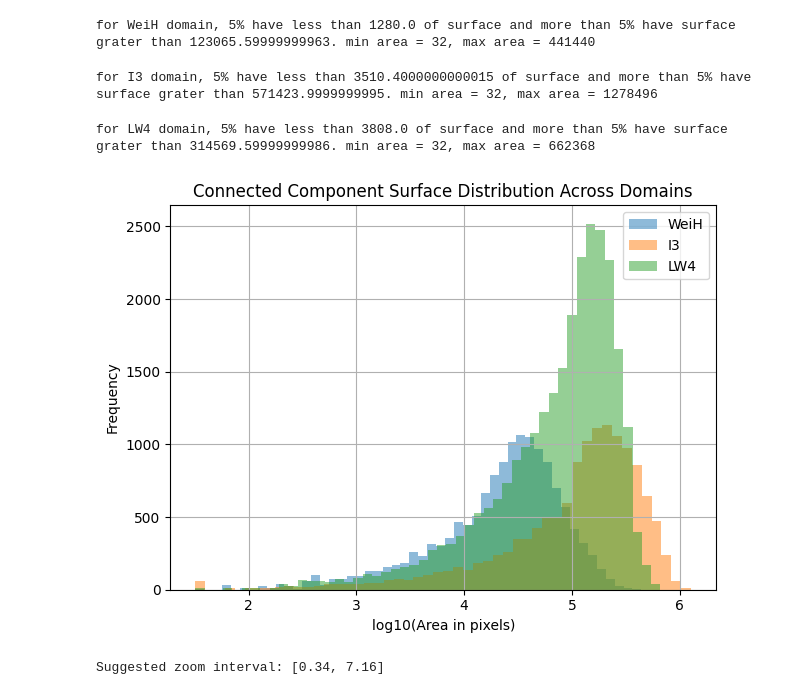
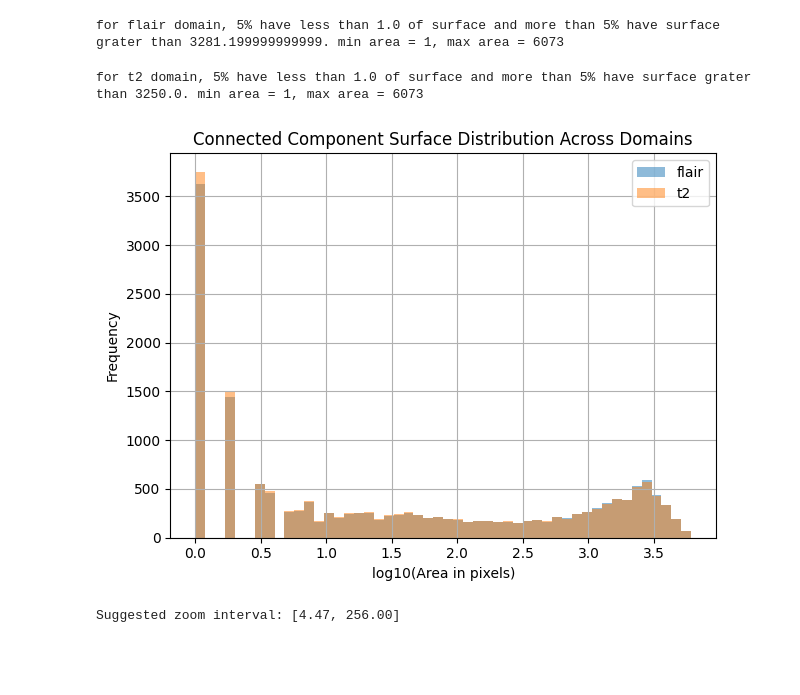
Before and after one commit to Momo1505/PRISM_UDA_3D, a Jupyter notebook: experiment.ipynb, the cells around one changed output. Drawn from its saved outputs; the diff is of its cells as text; code cells hidden in the pictures; blank space fills up the shorter version.

```diff
--- a/experiment.ipynb
+++ b/experiment.ipynb
@@ -4,12 +4,11 @@ import numpy as np
 import matplotlib.pyplot as plt
 # %%
 # for shape 2048 * 1024
-plot_surface_dist(["WeiH","I3","LW4"])
+plot_surface_dist(["flair","t2"])
 # %% [output]
-for WeiH domain, 5% have less than 1280.0 of surface and more than 5% have surface grater than 123065.59999999963. min area = 32, max area = 441440
+for flair domain, 5% have less than 1.0 of surface and more than 5% have surface grater than 3281.199999999999. min area = 1, max area = 6073
-for I3 domain, 5% have less than 3510.4000000000015 of surface and more than 5% have surface grater than 571423.9999999995. min area = 32, max area = 1278496
+for t2 domain, 5% have less than 1.0 of surface and more than 5% have surface grater than 3250.0. min area = 1, max area = 6073
+[figure, new version]
-for LW4 domain, 5% have less than 3808.0 of surface and more than 5% have surface grater than 314569.59999999986. min area = 32, max area = 662368
+Suggested zoom interval: [4.47, 256.00]
-[figure, old version]
-Suggested zoom interval: [0.34, 7.16]
 # %%
 # for shape 256 * 256
```
Also changed, not shown: parts of 10 cells of this notebook, 7 other files.
